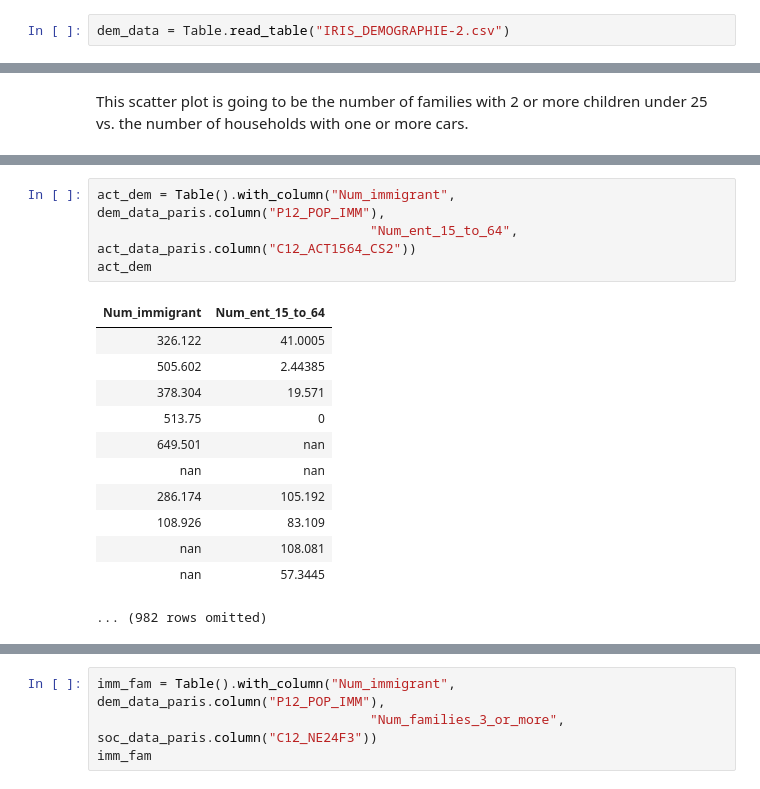
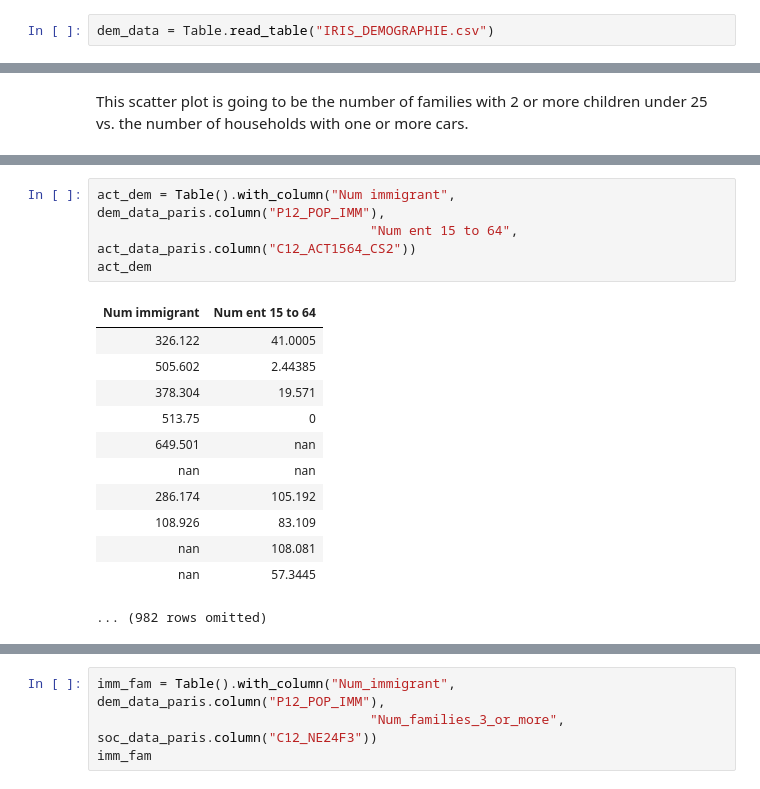
Before and after one commit to Sandotin/Analysis-of-Gentrification-of-Paris-IRIS-Units, a Jupyter notebook: Final_Notebook.ipynb, the cells around one changed output, grey strips where cells are left out. Saved outputs shown, nothing was run; the diff lists cells and outputs as text.

```diff
--- a/Final_Notebook.ipynb
+++ b/Final_Notebook.ipynb
@@ -163,7 +163,7 @@ Table.read_table("IRIS_SOCIOLOGIE.csv")
 # %% [markdown]
 Now we are going to upload the other tables, Activite and Demographie
 # %%
-dem_data = Table.read_table("IRIS_DEMOGRAPHIE-2.csv")
+dem_data = Table.read_table("IRIS_DEMOGRAPHIE.csv")
 # %%
 act_data = Table.read_table("IRIS_ACTIVITE.csv")
 # %% [markdown]
@@ -460,9 +448,9 @@ len(dem_data_paris.column("P12_POP_IMM"))
 # %%
-act_dem = Table().with_column("Num_immigrant", dem_data_paris.column("P12_POP_IMM"),
-                                   "Num_ent_15_to_64", act_data_paris.column("C12_ACT1564_CS2"))
+act_dem = Table().with_column("Num immigrant", dem_data_paris.column("P12_POP_IMM"),
+                                   "Num ent 15 to 64", act_data_paris.column("C12_ACT1564_CS2"))
 act_dem
 # %% [output]
-| Num_immigrant | Num_ent_15_to_64 |
+| Num immigrant | Num ent 15 to 64 |
 | 326.122 | 41.0005 |
 | 505.602 | 2.44385 |
 | 378.304 | 19.571 |
```
Also changed, not shown: parts of 14 cells of this notebook, 1 other file.
